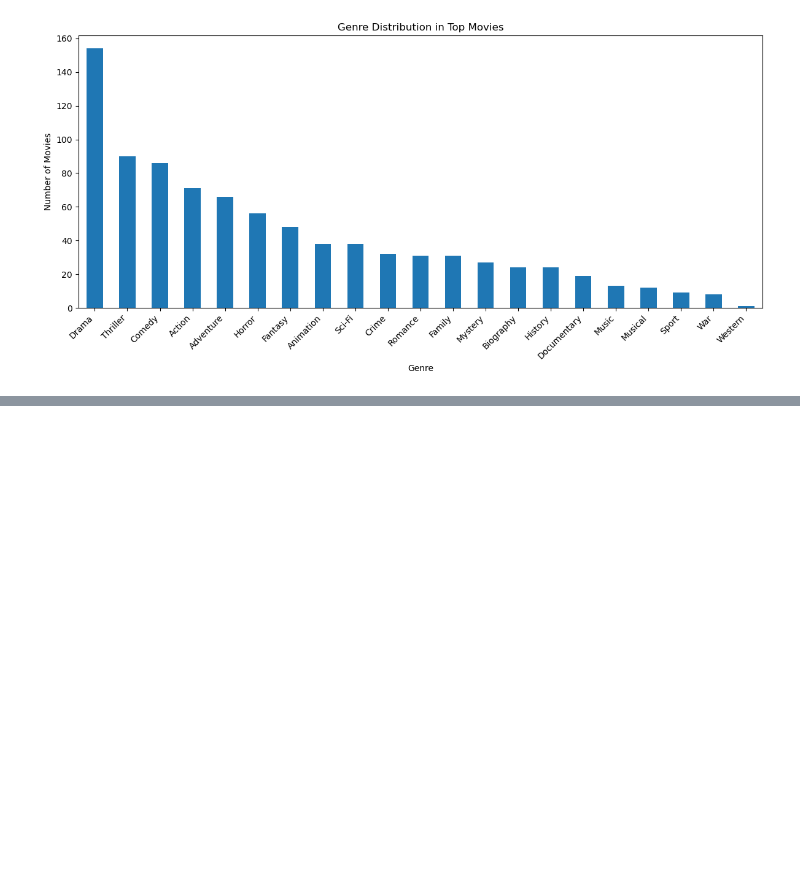
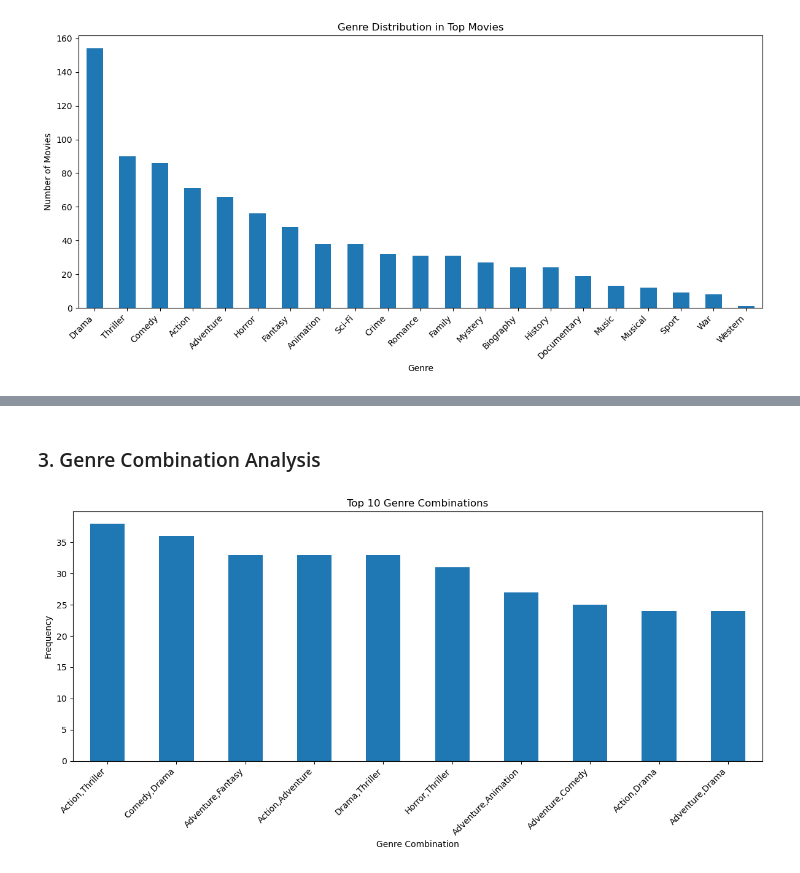
Before and after one commit to BrianRono7/Phase_2_Project, a Jupyter notebook: Phase_2_Project.ipynb, the cells around one changed output, grey strips where cells are left out. Saved outputs shown, nothing was run; the diff lists cells and outputs as text; code cells hidden in the pictures; blank space fills up the shorter version.

```diff
--- a/Phase_2_Project.ipynb
+++ b/Phase_2_Project.ipynb
@@ -277,0 +305,22 @@ plt.show()
+# %% [markdown]
+### 3. Genre Combination Analysis
+# %%
+# Genre Combination Analysis
+def get_genre_combinations(genres_list):
+    return [','.join(sorted(combo)) for r in range(2, len(genres_list)+1)
+            for combo in itertools.combinations(genres_list, r)]
+
+genre_combinations = df_clean['Genres'].apply(get_genre_combinations)
+genre_combo_exploded = pd.DataFrame({'Genre Combinations': [combo for sublist in genre_combinations for combo in sublist]})
+genre_combo_counts = genre_combo_exploded['Genre Combinations'].value_counts().head(10)
+
+plt.figure(figsize=(12, 6))
+genre_combo_counts.plot(kind='bar')
+plt.title('Top 10 Genre Combinations')
+plt.xlabel('Genre Combination')
+plt.ylabel('Frequency')
+plt.xticks(rotation=45, ha='right')
+plt.tight_layout()
+plt.show()
+# %% [output]
+[figure, added]
```
Also changed, not shown: parts of 4 cells of this notebook.
